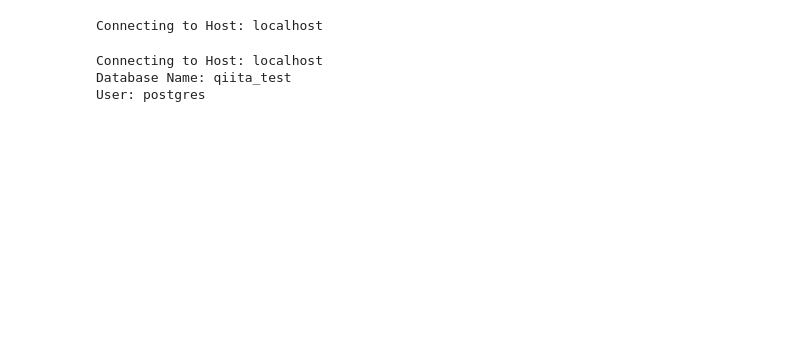
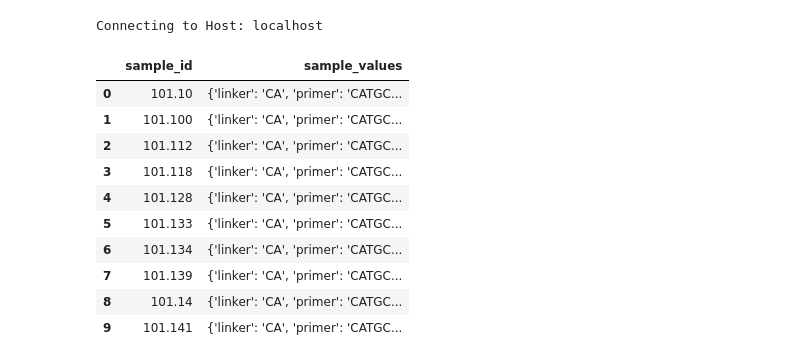
Before and after one commit to dhruvviveksharma/QittaExplore, a Jupyter notebook: ezredbiom/retrieval.ipynb, the cells around one changed output. Drawn from its saved outputs; the diff is of its cells as text; code cells hidden in the pictures; blank space fills up the shorter version.

```diff
--- a/ezredbiom/retrieval.ipynb
+++ b/ezredbiom/retrieval.ipynb
@@ -65,12 +94,35 @@ print(f"Connecting to Host: {qiita_config.host}")
 # %% [output]
 Connecting to Host: localhost
 # %%
-from qiita_db.util import qiita_config
+import os
+os.environ['QIITA_CONFIG_FP'] = '/home/d4sharma/qiita-web/qiita_config.cfg'
 
-print(f"Connecting to Host: {qiita_config.host}")
-print(f"Database Name: {qiita_config.database}")
-print(f"User: {qiita_config.user}")
+from qiita_db.sql_connection import TRN
+import pandas as pd
+
+with TRN:
+    TRN.add("SELECT * FROM qiita.prep_237 LIMIT 10")
+    rows = TRN.execute_fetchindex()
+
+with TRN:
+    TRN.add("""
+        SELECT column_name FROM information_schema.columns
+        WHERE table_schema = 'qiita' AND table_name = 'prep_237'
+        ORDER BY ordinal_position
+    """)
+    cols = [r[0] for r in TRN.execute_fetchindex()]
+
+df_prep = pd.DataFrame(rows, columns=cols)
+df_prep
 # %% [output]
-Connecting to Host: localhost
-Database Name: qiita_test
-User: postgres
+|  | sample_id | sample_values |
+| 0 | 101.10 | {'linker': 'CA', 'primer': 'CATGC... |
+| 1 | 101.100 | {'linker': 'CA', 'primer': 'CATGC... |
+| 2 | 101.112 | {'linker': 'CA', 'primer': 'CATGC... |
+| 3 | 101.118 | {'linker': 'CA', 'primer': 'CATGC... |
+| 4 | 101.128 | {'linker': 'CA', 'primer': 'CATGC... |
+| 5 | 101.133 | {'linker': 'CA', 'primer': 'CATGC... |
+| 6 | 101.134 | {'linker': 'CA', 'primer': 'CATGC... |
+| 7 | 101.139 | {'linker': 'CA', 'primer': 'CATGC... |
+| 8 | 101.14 | {'linker': 'CA', 'primer': 'CATGC... |
+| 9 | 101.141 | {'linker': 'CA', 'primer': 'CATGC... |
```
Also changed, not shown: parts of 10 cells of this notebook, 2 other files.
